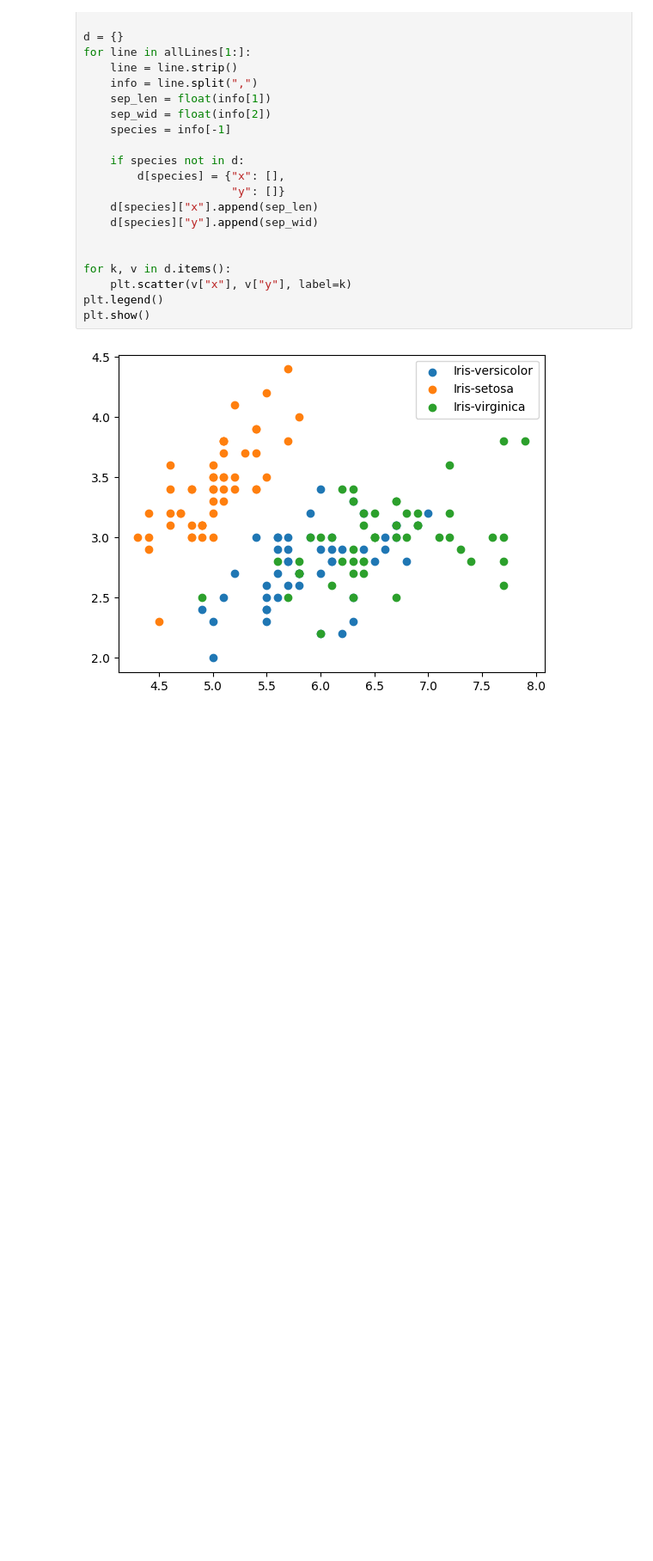
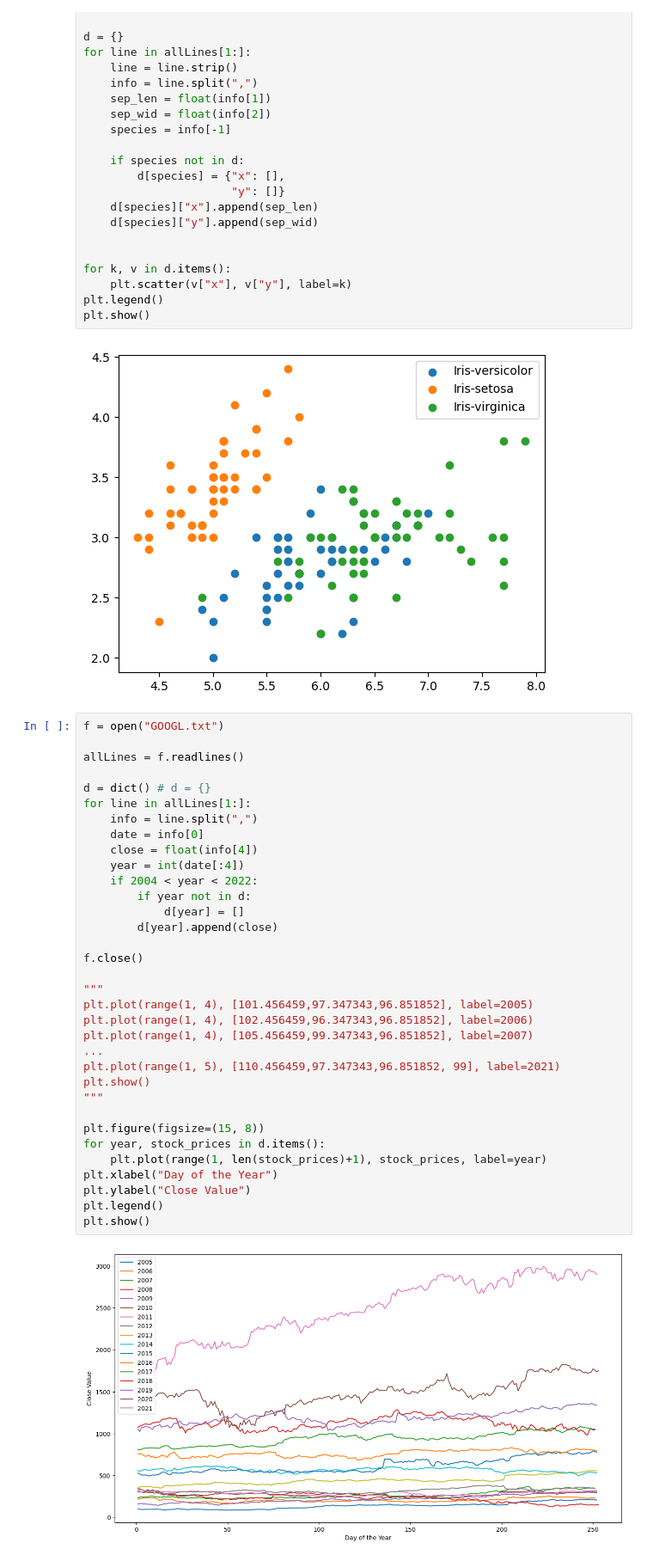
Before and after one commit to inancarin/DSA201_2026_2027_FALL, a Jupyter notebook: Week03/Lecture/matplotlib.ipynb, the cells around one changed output. Shown at 86% size. Cells and saved outputs as stored; diff of their text form; blank space fills up the shorter version.

```diff
--- a/Week03/Lecture/matplotlib.ipynb
+++ b/Week03/Lecture/matplotlib.ipynb
@@ -131,3 +131,39 @@ plt.legend()
 plt.show()
 # %% [output]
 [figure]
+# %%
+f = open("GOOGL.txt")
+
+allLines = f.readlines()
+
+d = dict() # d = {}
+for line in allLines[1:]:
+    info = line.split(",")
+    date = info[0]
+    close = float(info[4])
+    year = int(date[:4])
+    if 2004 < year < 2022:
+        if year not in d:
+            d[year] = []
+        d[year].append(close)
+
+f.close()
+
+"""
+plt.plot(range(1, 4), [101.456459,97.347343,96.851852], label=2005)
+plt.plot(range(1, 4), [102.456459,96.347343,96.851852], label=2006)
+plt.plot(range(1, 4), [105.456459,99.347343,96.851852], label=2007)
+...
+plt.plot(range(1, 5), [110.456459,97.347343,96.851852, 99], label=2021)
+plt.show()
+"""
+
+plt.figure(figsize=(15, 8))
+for year, stock_prices in d.items():
+    plt.plot(range(1, len(stock_prices)+1), stock_prices, label=year)
+plt.xlabel("Day of the Year")
+plt.ylabel("Close Value")
+plt.legend()
+plt.show()
+# %% [output]
+[figure, added]
```
Also changed, not shown: 3 other files.
